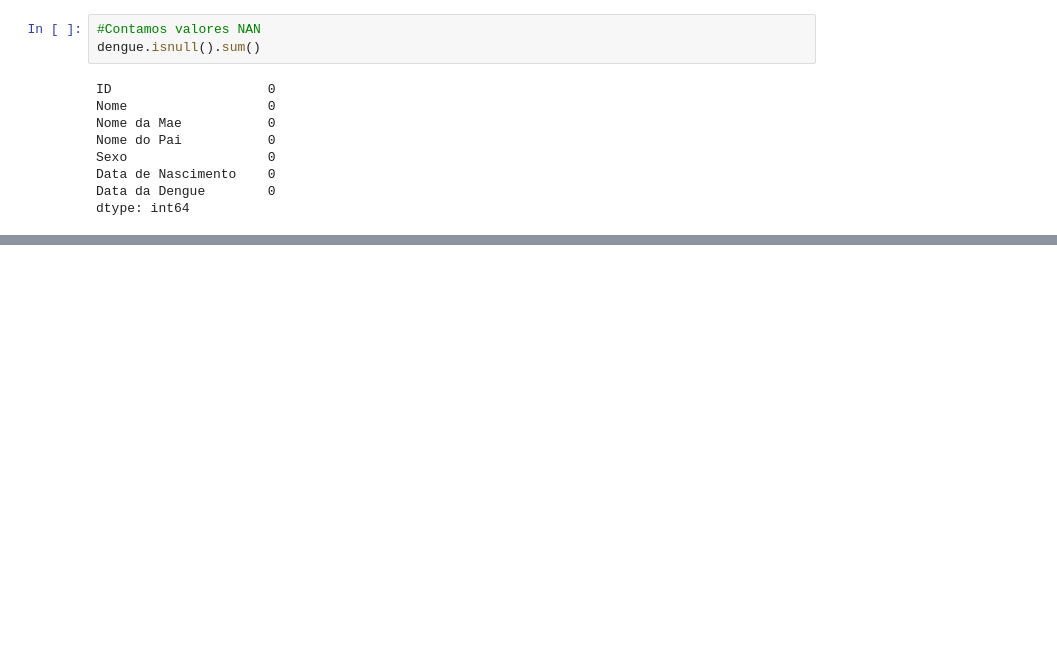
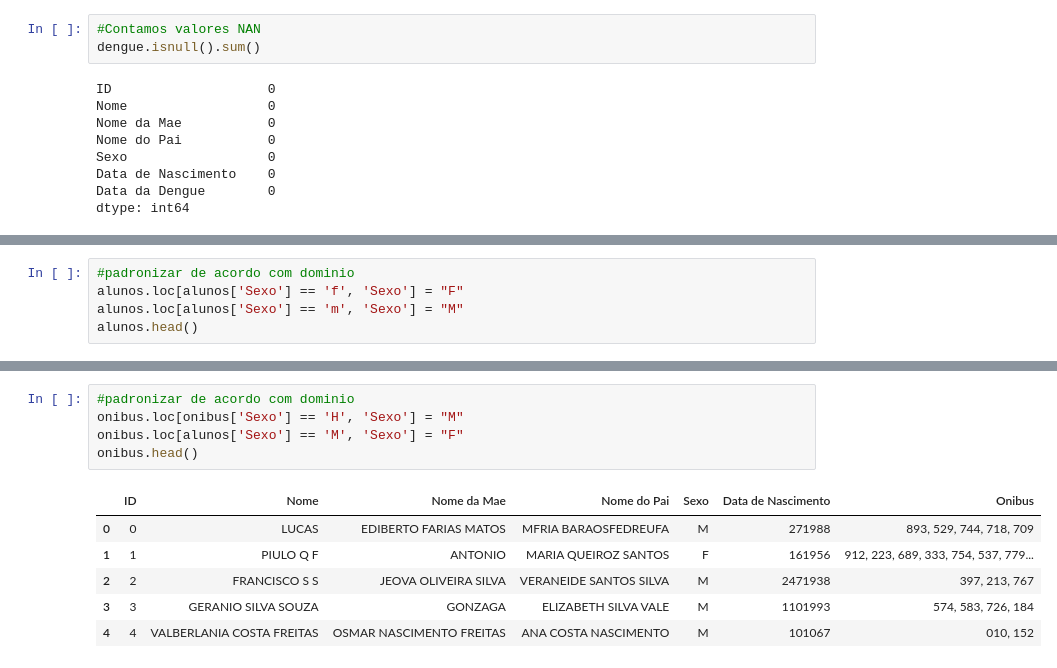
Before and after one commit to jeosafaferreira/AV1-MatComp-Equipe10, a Jupyter notebook: AV1.ipynb, the cells around one changed output, grey strips where cells are left out. Drawn from its saved outputs; the diff is of its cells as text; blank space fills up the shorter version.

```diff
--- a/AV1.ipynb
+++ b/AV1.ipynb
@@ -250,0 +324,5 @@ alunos[alunos.duplicated(['Nome'], keep=False)]
+# %%
+#padronizar de acordo com dominio
+alunos.loc[alunos['Sexo'] == 'f', 'Sexo'] = "F"
+alunos.loc[alunos['Sexo'] == 'm', 'Sexo'] = "M"
+alunos.head()
@@ -250,0 +336,12 @@ alunos[alunos.duplicated(['Nome'], keep=False)]
+# %%
+#padronizar de acordo com dominio
+onibus.loc[onibus['Sexo'] == 'H', 'Sexo'] = "M"
+onibus.loc[alunos['Sexo'] == 'M', 'Sexo'] = "F"
+onibus.head()
+# %% [output]
+|  | ID | Nome | Nome da Mae | Nome do Pai | Sexo | Data de Nascimento | Onibus |
+| 0 | 0 | LUCAS | EDIBERTO FARIAS MATOS | MFRIA BARAOSFEDREUFA | M | 271988 | 893, 529, 744, 718, 709 |
+| 1 | 1 | PIULO Q F | ANTONIO | MARIA QUEIROZ SANTOS | F | 161956 | 912, 223, 689, 333, 754, 537, 779... |
+| 2 | 2 | FRANCISCO S S | JEOVA OLIVEIRA SILVA | VERANEIDE SANTOS SILVA | M | 2471938 | 397, 213, 767 |
+| 3 | 3 | GERANIO SILVA SOUZA | GONZAGA | ELIZABETH SILVA VALE | M | 1101993 | 574, 583, 726, 184 |
+| 4 | 4 | VALBERLANIA COSTA FREITAS | OSMAR NASCIMENTO FREITAS | ANA COSTA NASCIMENTO | M | 101067 | 010, 152 |
```
Also changed, not shown: parts of 7 cells of this notebook.
